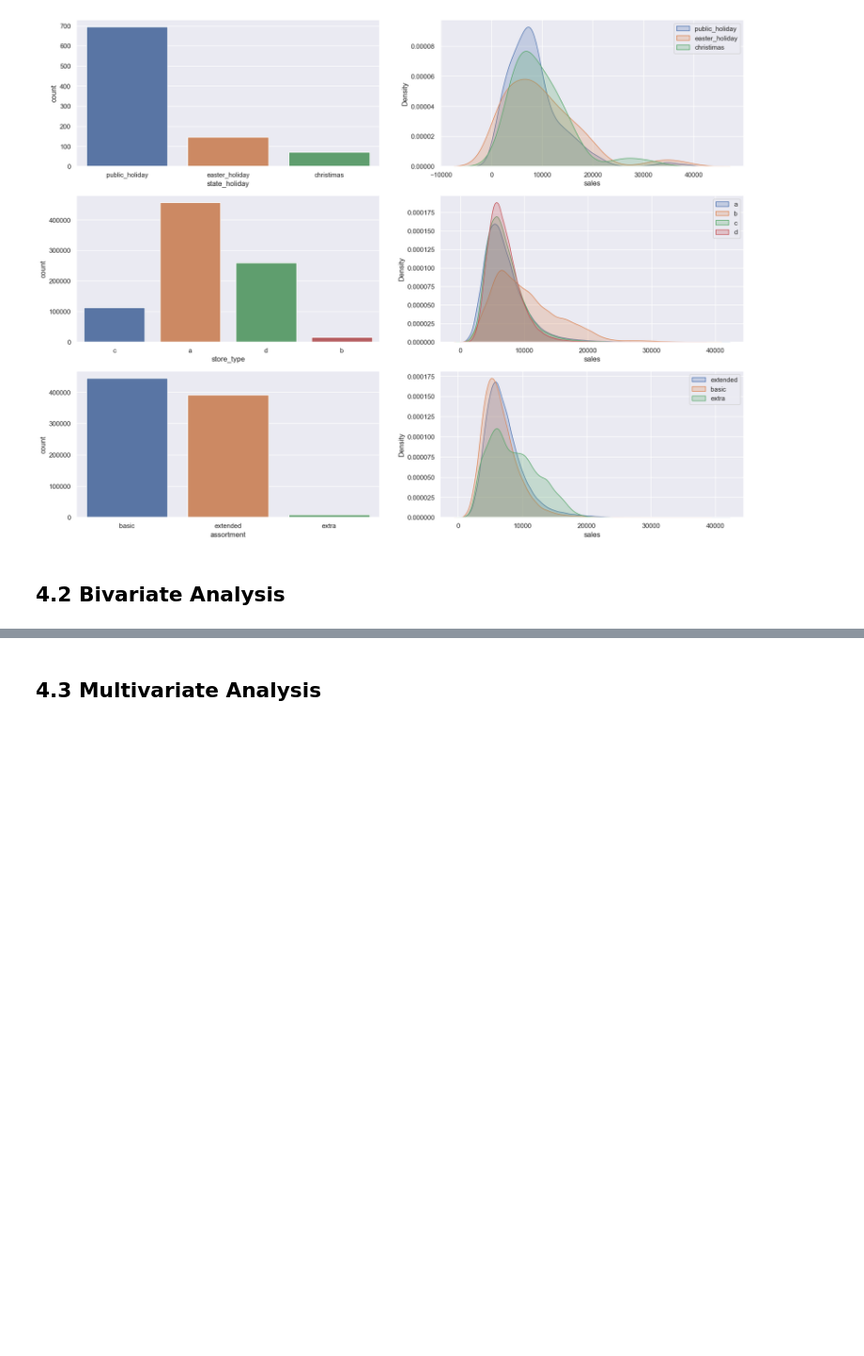
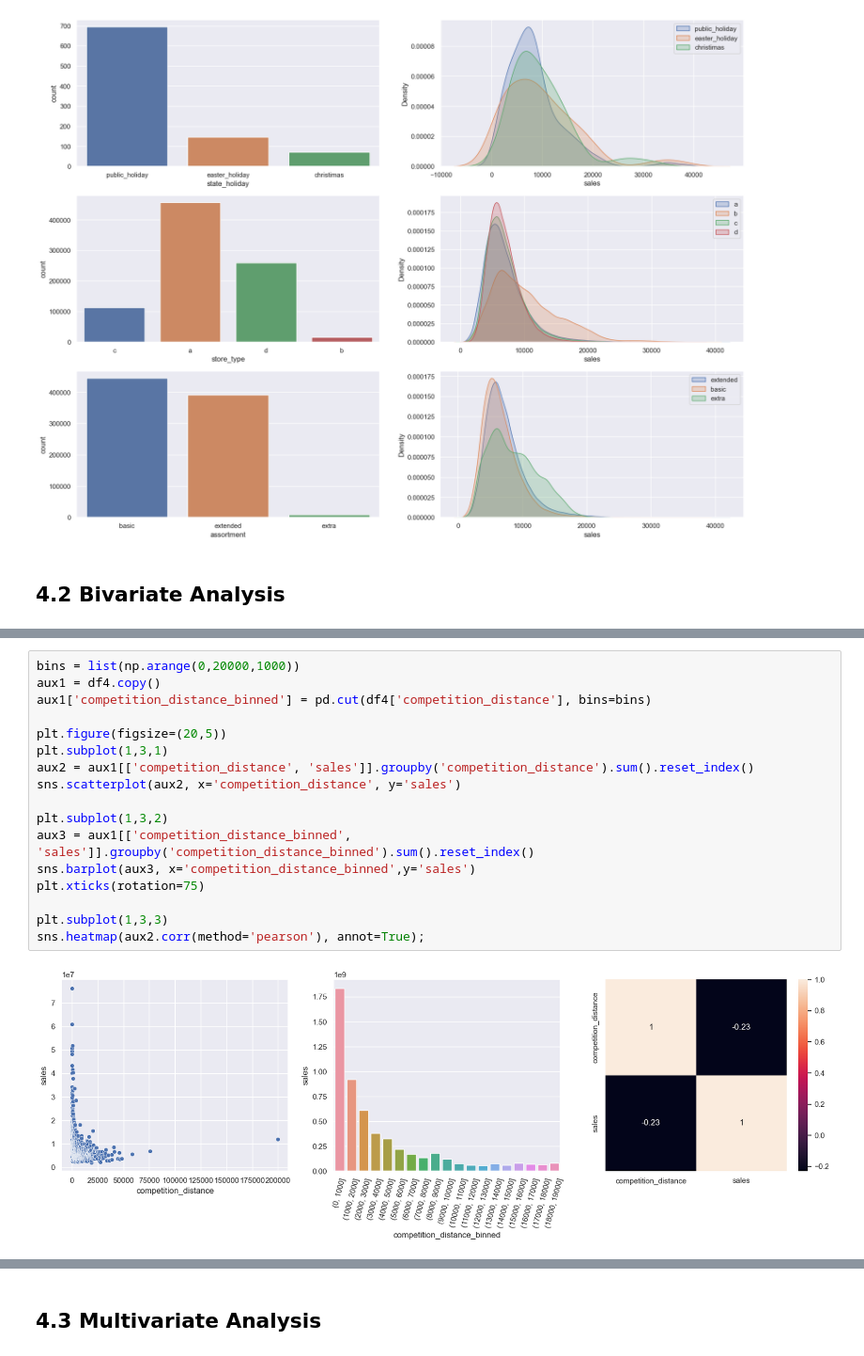
Before and after one commit to BlueBics/rossmann_sales_prediction, a Jupyter notebook: v01_store_sales_prediction.ipynb, the cells around one changed output, grey strips where cells are left out. Shown at 94% size. Cells and saved outputs as stored; diff of their text form; blank space fills up the shorter version.

```diff
--- a/v01_store_sales_prediction.ipynb
+++ b/v01_store_sales_prediction.ipynb
@@ -559,0 +576,19 @@ plt.show();
+# %%
+bins = list(np.arange(0,20000,1000))
+aux1 = df4.copy()
+aux1['competition_distance_binned'] = pd.cut(df4['competition_distance'], bins=bins)
+
+plt.figure(figsize=(20,5))
+plt.subplot(1,3,1)
+aux2 = aux1[['competition_distance', 'sales']].groupby('competition_distance').sum().reset_index()
+sns.scatterplot(aux2, x='competition_distance', y='sales')
+
+plt.subplot(1,3,2)
+aux3 = aux1[['competition_distance_binned', 'sales']].groupby('competition_distance_binned').sum().reset_index()
+sns.barplot(aux3, x='competition_distance_binned',y='sales')
+plt.xticks(rotation=75)
+
+plt.subplot(1,3,3)
+sns.heatmap(aux2.corr(method='pearson'), annot=True);
+# %% [output]
+[figure, added]
```
Also changed, not shown: parts of 12 cells of this notebook.
